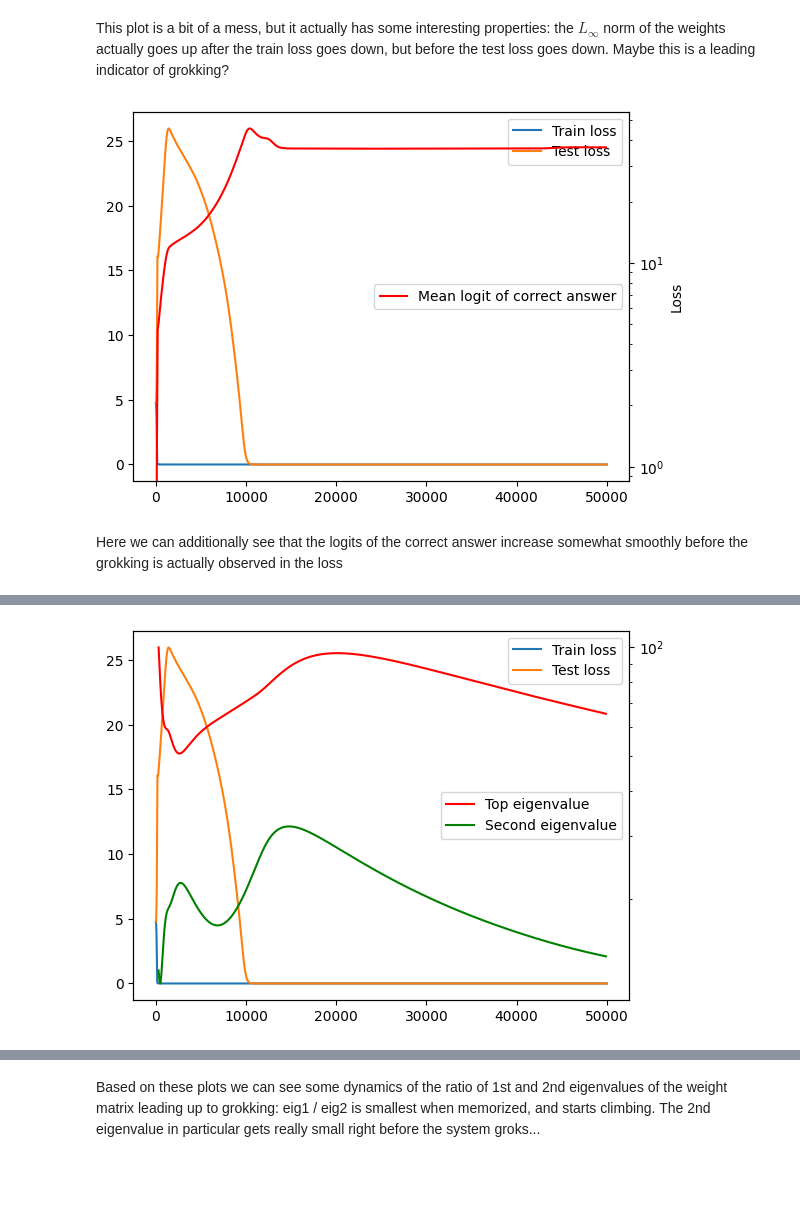
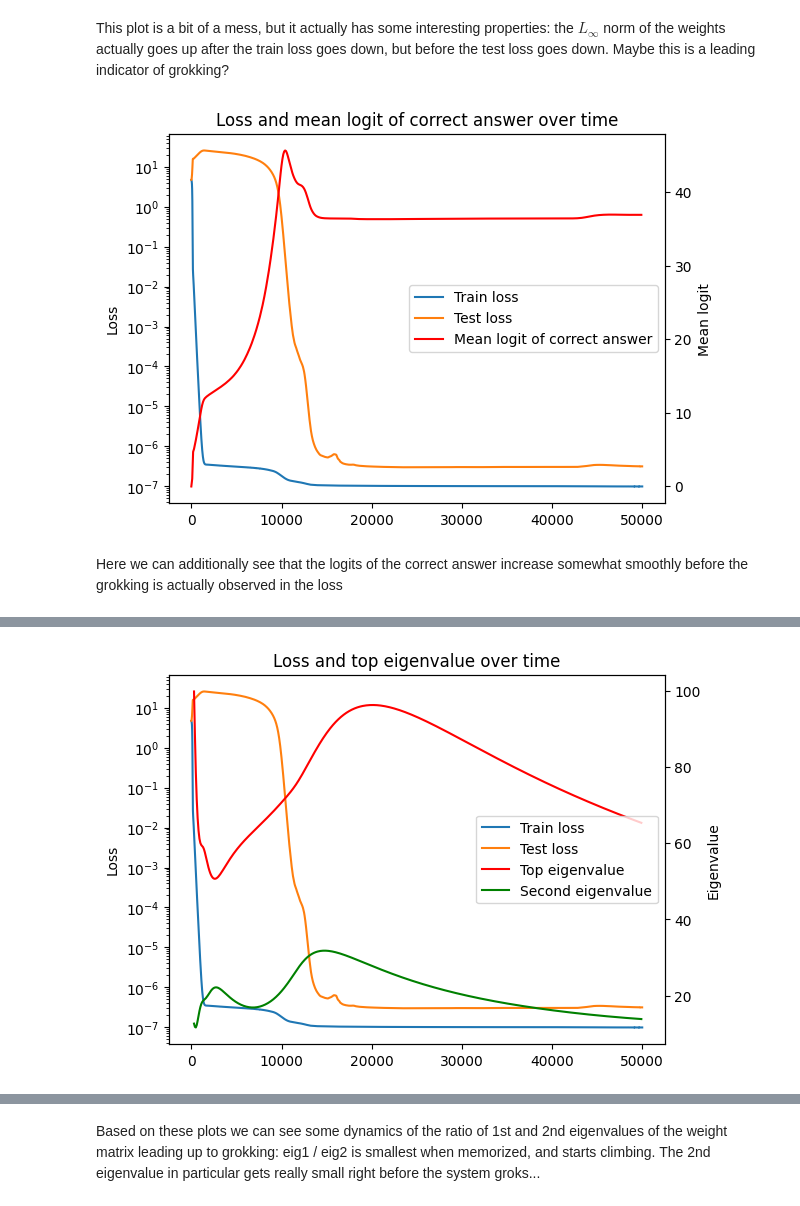
Before and after one commit to pchlenski/mats-app, a Jupyter notebook: mats_notebook.ipynb, the cells around one changed output, grey strips where cells are left out. Cells and saved outputs as stored; diff of their text form; code cells hidden in the pictures; blank space fills up the shorter version.

```diff
--- a/mats_notebook.ipynb
+++ b/mats_notebook.ipynb
@@ -392,17 +404,27 @@ answer_logits = all_logits[
 
 plt.plot(full_run_data["train_losses"], label="Train loss")
 plt.plot(test_idx, full_run_data["test_losses"], label="Test loss")
-plt.legend()
+plt.ylabel("Loss")
+plt.yscale("log")
+ax1 = plt.gca()
 
 plt.twinx()
 plt.plot(checkpoint_idx, answer_logits.mean(axis=1), label="Mean logit of correct answer", color="red")
-plt.yscale("log")
-plt.legend(loc="center right")
+plt.ylabel("Mean logit")
+ax2 = plt.gca()
+
+# Legend
+h1, l1 = ax1.get_legend_handles_labels()
+h2, l2 = ax2.get_legend_handles_labels()
+plt.legend(h1 + h2, l1 + l2, loc="center right")
+
+# Axes
+# plt.yscale("log")
 plt.xlabel("Epoch")
-plt.ylabel("Loss")
+plt.title("Loss and mean logit of correct answer over time")
 plt.show()
 # %% [output]
-[figure, old version]
+[figure, new version]
 # %% [markdown]
 Here we can additionally see that the logits of the correct answer increase somewhat smoothly before the grokking is
 actually observed in the loss
@@ -422,14 +444,24 @@ for i in tqdm(range(2, len(all_weights))):
 
 plt.plot(full_run_data["train_losses"], label="Train loss")
 plt.plot(test_idx, full_run_data["test_losses"], label="Test loss")
-plt.legend()
+plt.yscale("log")
+plt.ylabel("Loss")
+ax1 = plt.gca()
 
 # Index checkpoint_idx[2:] because we need enough data to do PCA in the first place
 # The [1:] on the eigenvalues is because the first batch is weird
 plt.twinx()
 plt.plot(checkpoint_idx[3:], [e[0] for e in mlp_eigs][1:], label="Top eigenvalue", color="red")
 plt.plot(checkpoint_idx[3:], [e[1] for e in mlp_eigs][1:], label="Second eigenvalue", color="green")
-plt.yscale("log")
-plt.legend(loc="center right")
+plt.ylabel("Eigenvalue")
+ax2 = plt.gca()
+
+# Legend
+h1, l1 = ax1.get_legend_handles_labels()
+h2, l2 = ax2.get_legend_handles_labels()
+plt.legend(h1 + h2, l1 + l2, loc="center right")
+
+# Axes
 plt.xlabel("Epoch")
+plt.title("Loss and top eigenvalue over time")
 # %% [output]
@@ -437,4 +469,4 @@ Text(0.5, 0, 'Epoch')
-[figure, old version]
+[figure, new version]
 # %%
 # Cosine distance matrix for PC1 and PC2
 
```
Also changed, not shown: parts of 14 cells of this notebook.
